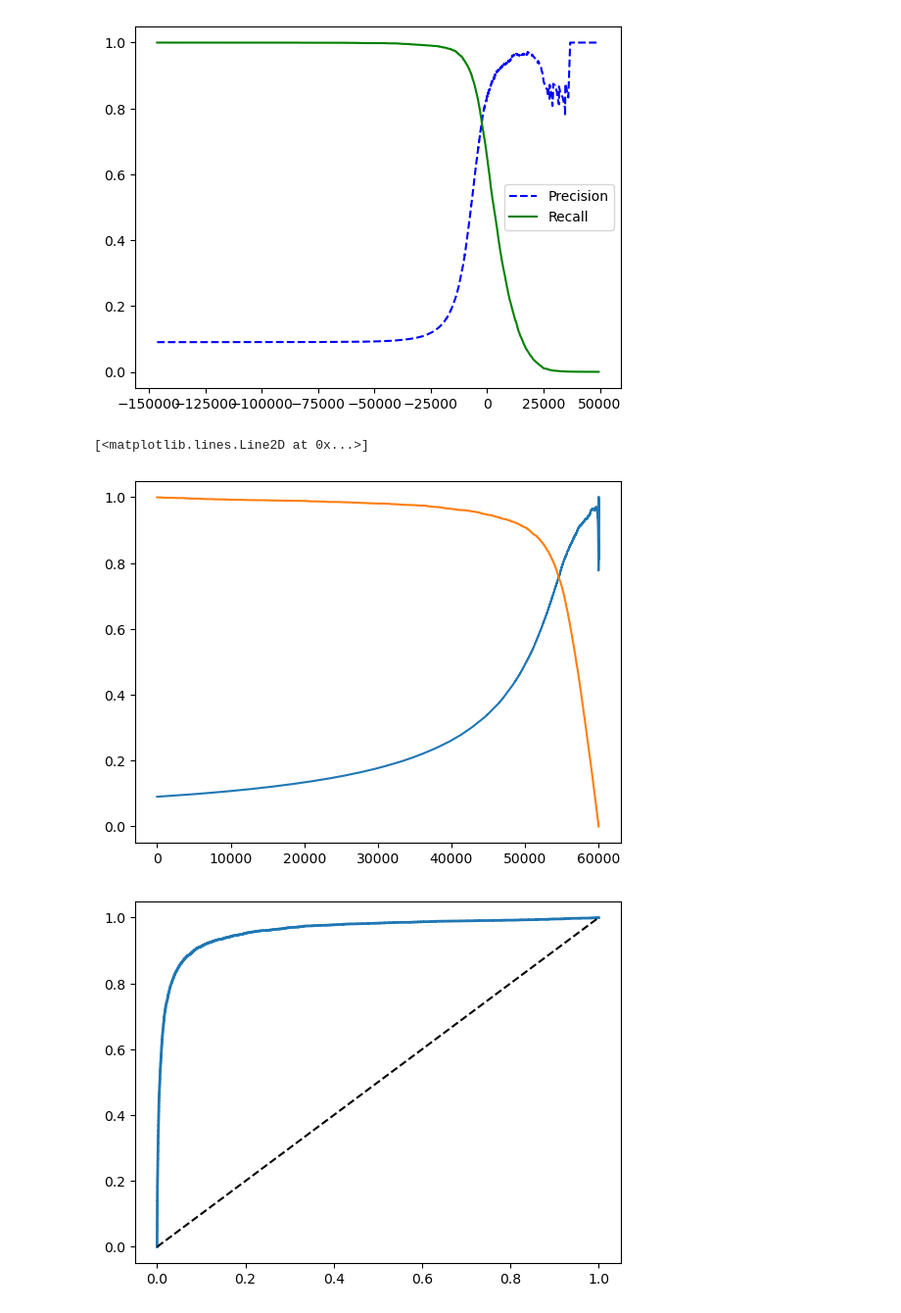
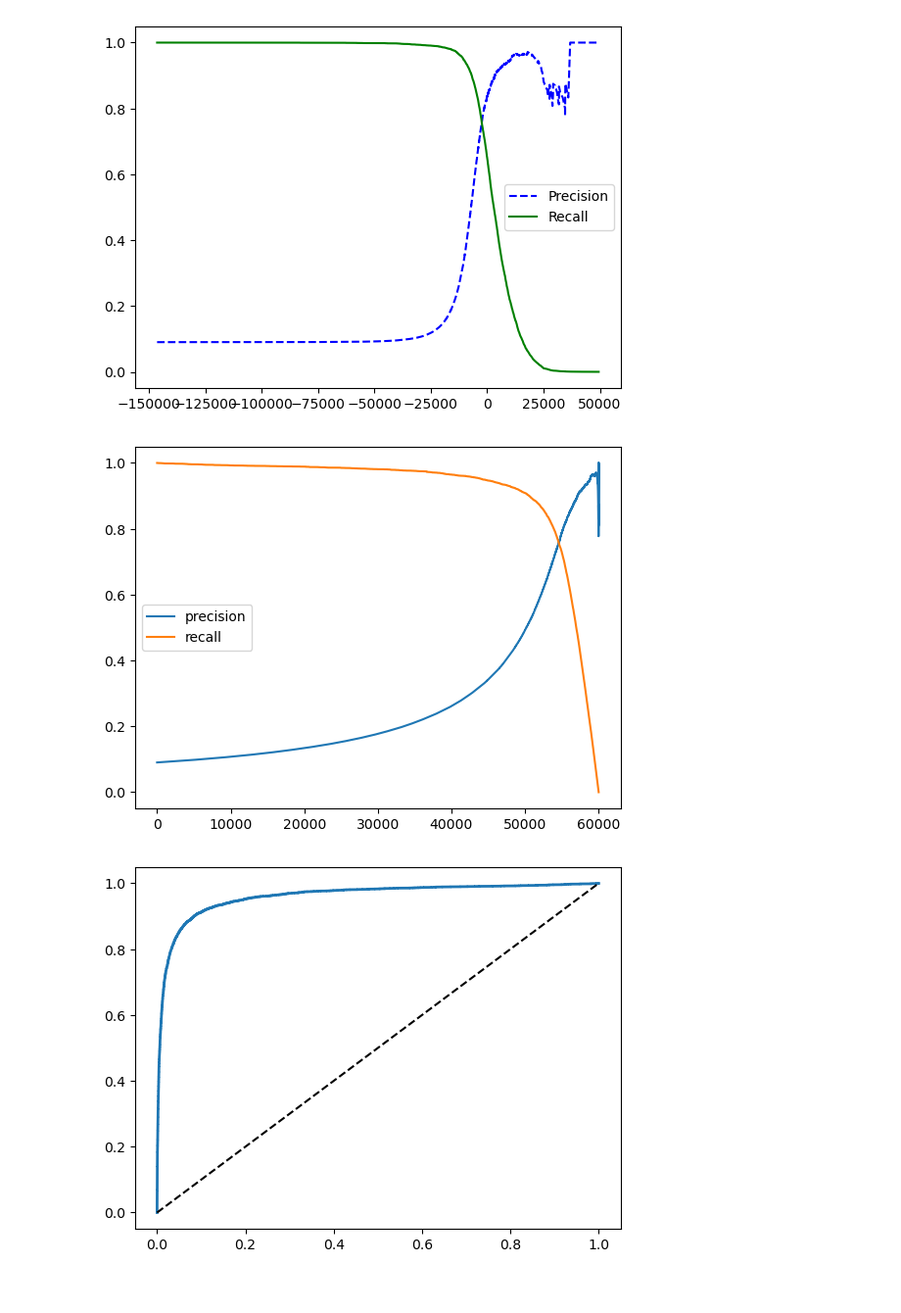
Before and after one commit to Haji-Suleman/ml-classification-andrew-ng, a Jupyter notebook: classification.ipynb, the cells around one changed output. Shown at 98% size. Drawn from its saved outputs; the diff is of its cells as text; code cells hidden in the pictures.

Commit message:
adding legend tags

```diff
--- a/classification.ipynb
+++ b/classification.ipynb
@@ -172,9 +171,10 @@ plt.show()
 # %%
 plt.plot(precision, label="precision")
 plt.plot(recall,label="recall")
+plt.legend()
+plt.show()
 # %% [output]
-[<matplotlib.lines.Line2D at 0x...>]
-[figure, old version]
+[figure, new version]
 # %%
 from sklearn.metrics import roc_curve
 fpr,tpr,thresholds = roc_curve(y_train_5,y_scores)
```
Also changed, not shown: parts of 1 cell of this notebook.
